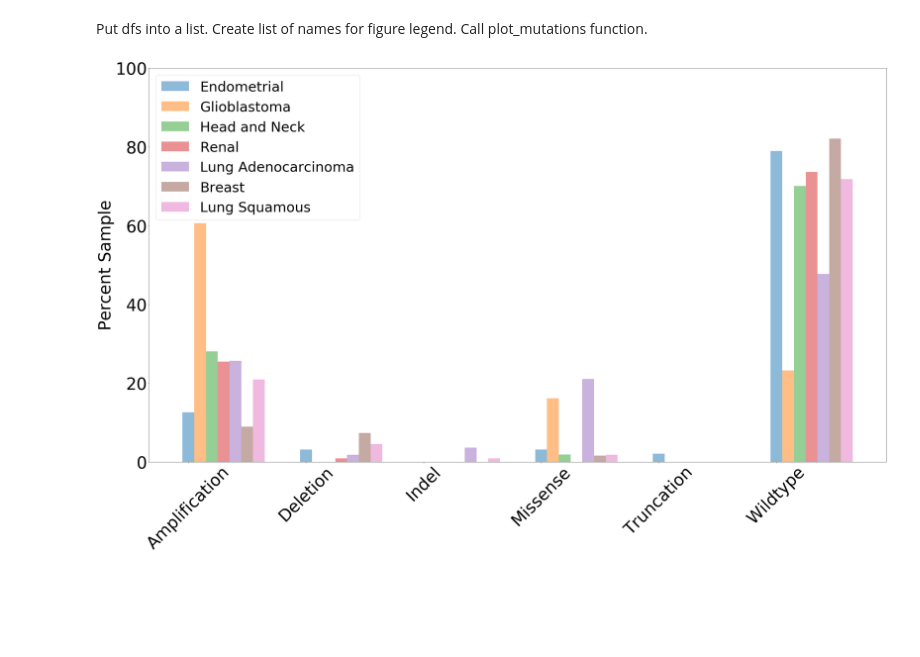
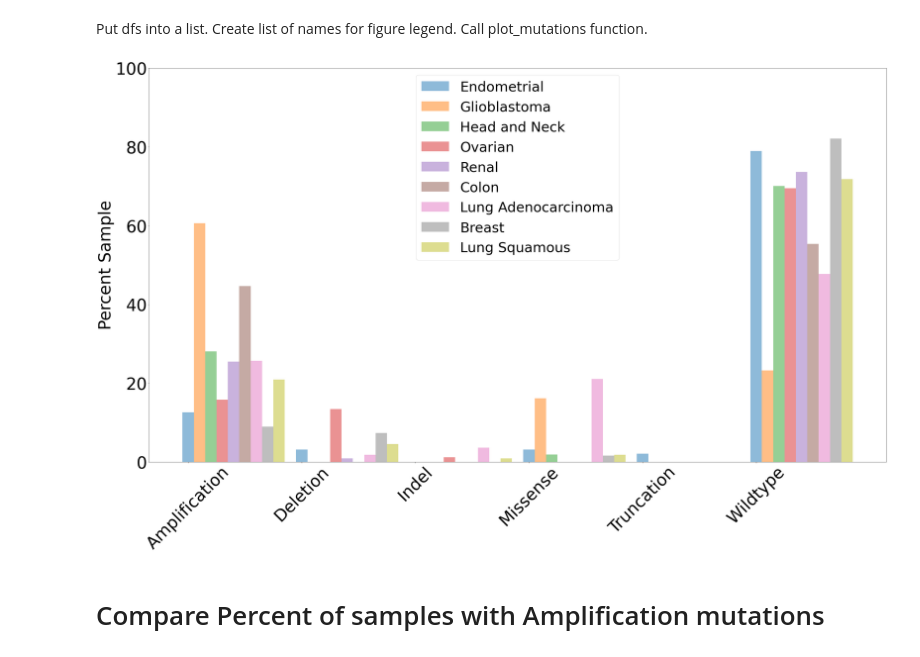
Before and after one commit to PayneLab/WhenMutationsDontMatter, a Jupyter notebook: Computational_Artifacts/Flagship_vs_Pancan_Part1.ipynb, the cells around one changed output. Cells and saved outputs as stored; diff of their text form; code cells hidden in the pictures; blank space fills up the shorter version.

```diff
--- a/Computational_Artifacts/Flagship_vs_Pancan_Part1.ipynb
+++ b/Computational_Artifacts/Flagship_vs_Pancan_Part1.ipynb
@@ -32,6 +32,9 @@ col = cptac.Colon()
 g = cptac.Gbm()
 b = cptac.Brca()
 ls = cptac.Lscc()
+# %%
+o = cptac.Ovarian()
+col = cptac.Colon()
 # %% [markdown]
 Second, call get_geneotype_all_vars for EGFR for each cancer type. This returns a df with mutation, location, and mutation_status. For individuals with multiple mutations, we report a single mutation type based on the following priority: deletion, truncation, missense, amplification, inframe, silent, and wildtype.
 # %%
@@ -110,14 +116,14 @@ pc_en = pc.PancanUcec()
 # %% [markdown]
 Call get_geneotype_all_vars for EGFR for each cancer type.
 # %%
-endo = pc_en.get_genotype_all_vars("EGFR", omics_source = "washu")
-gbm = pc_g.get_genotype_all_vars("EGFR", omics_source = "washu")
-hnscc = pc_hn.get_genotype_all_vars("EGFR", omics_source = "washu")
-#ovar = o.get_genotype_all_vars("EGFR", omics_source = "washu")
-cc = pc_c.get_genotype_all_vars("EGFR", omics_source = "washu")
-#colon = col.get_genotype_all_vars("EGFR", omics_source = "washu")
-ld = pc_l.get_genotype_all_vars("EGFR", omics_source = "washu")
-brca = pc_b.get_genotype_all_vars("EGFR", omics_source = "washu")
-lscc = pc_ls.get_genotype_all_vars("EGFR", omics_source = "washu")
+pc_endo = pc_en.get_genotype_all_vars("EGFR", omics_source = "washu")
+pc_gbm = pc_g.get_genotype_all_vars("EGFR", omics_source = "washu")
+pc_hnscc = pc_hn.get_genotype_all_vars("EGFR", omics_source = "washu")
+pc_ovar = o.get_genotype_all_vars("EGFR", omics_source = "washu")
+pc_cc = pc_c.get_genotype_all_vars("EGFR", omics_source = "washu")
+pc_colon = col.get_genotype_all_vars("EGFR", omics_source = "washu")
+pc_ld = pc_l.get_genotype_all_vars("EGFR", omics_source = "washu")
+pc_brca = pc_b.get_genotype_all_vars("EGFR", omics_source = "washu")
+pc_lscc = pc_ls.get_genotype_all_vars("EGFR", omics_source = "washu")
 # %%
 #example
@@ -168,8 +173,10 @@ hnscc.drop(indexNames , inplace=True)
 Put dfs into a list. Create list of names for figure legend.
 Call plot_mutations function.
 # %%
-dfs = [endo, gbm, hnscc, cc, ld, brca, lscc]
-names = ['Endometrial', 'Glioblastoma', 'Head and Neck', 'Renal', 'Lung Adenocarcinoma', 'Breast',"Lung Squamous"]
+dfs = [pc_endo, pc_gbm, pc_hnscc, pc_ovar, pc_cc, pc_colon, pc_ld, pc_brca, pc_lscc]
+names = ['Endometrial', 'Glioblastoma', 'Head and Neck', 'Ovarian', 'Renal', 'Colon', 'Lung Adenocarcinoma', 'Breast',"Lung Squamous"]
 p.figure1_plot_mutations(dfs, names, save_to_path = "png_files/harmonized_fig1.png")
 # %% [output]
-[figure, old version]
+[figure, new version]
+# %% [markdown]
+# Compare Percent of samples with Amplification mutations
```
Also changed, not shown: parts of 9 cells of this notebook, 20 other files.
